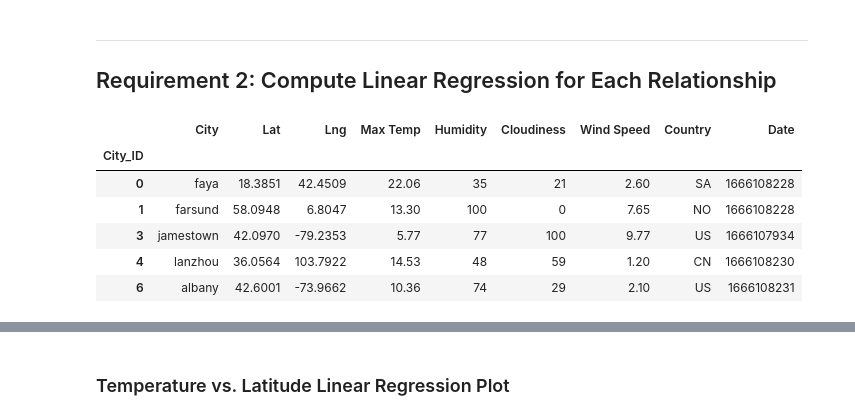
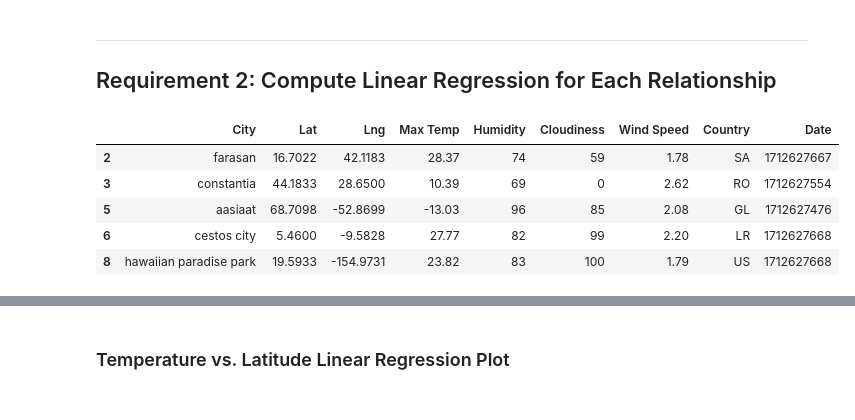
Before and after one commit to eaccooper5/python-api-challenge, a Jupyter notebook: WeatherPy/WeatherPy.ipynb, the cells around one changed output, grey strips where cells are left out. Saved outputs shown, nothing was run; the diff lists cells and outputs as text; code cells hidden in the pictures.

```diff
--- a/WeatherPy/WeatherPy.ipynb
+++ b/WeatherPy/WeatherPy.ipynb
@@ -329,16 +282,15 @@ plt.show()
 # %%
 # Create a DataFrame with the Northern Hemisphere data (Latitude >= 0)
-# YOUR CODE HERE
+northern_hemi_df = city_data_df.loc[(city_data_df['Lat'] >=0)]
 
 # Display sample data
 northern_hemi_df.head()
 # %% [output]
 |  | City | Lat | Lng | Max Temp | Humidity | Cloudiness | Wind Speed | Country | Date |
-| City_ID |  |  |  |  |  |  |  |  |  |
-| 0 | faya | 18.3851 | 42.4509 | 22.06 | 35 | 21 | 2.60 | SA | 1666108228 |
-| 1 | farsund | 58.0948 | 6.8047 | 13.30 | 100 | 0 | 7.65 | NO | 1666108228 |
-| 3 | jamestown | 42.0970 | -79.2353 | 5.77 | 77 | 100 | 9.77 | US | 1666107934 |
-| 4 | lanzhou | 36.0564 | 103.7922 | 14.53 | 48 | 59 | 1.20 | CN | 1666108230 |
-| 6 | albany | 42.6001 | -73.9662 | 10.36 | 74 | 29 | 2.10 | US | 1666108231 |
+| 2 | farasan | 16.7022 | 42.1183 | 28.37 | 74 | 59 | 1.78 | SA | 1712627667 |
+| 3 | constantia | 44.1833 | 28.6500 | 10.39 | 69 | 0 | 2.62 | RO | 1712627554 |
+| 5 | aasiaat | 68.7098 | -52.8699 | -13.03 | 96 | 85 | 2.08 | GL | 1712627476 |
+| 6 | cestos city | 5.4600 | -9.5828 | 27.77 | 82 | 99 | 2.20 | LR | 1712627668 |
+| 8 | hawaiian paradise park | 19.5933 | -154.9731 | 23.82 | 83 | 100 | 1.79 | US | 1712627668 |
 # %%
 # Create a DataFrame with the Southern Hemisphere data (Latitude < 0)
```
Also changed, not shown: parts of 13 cells of this notebook, 5 other files.
